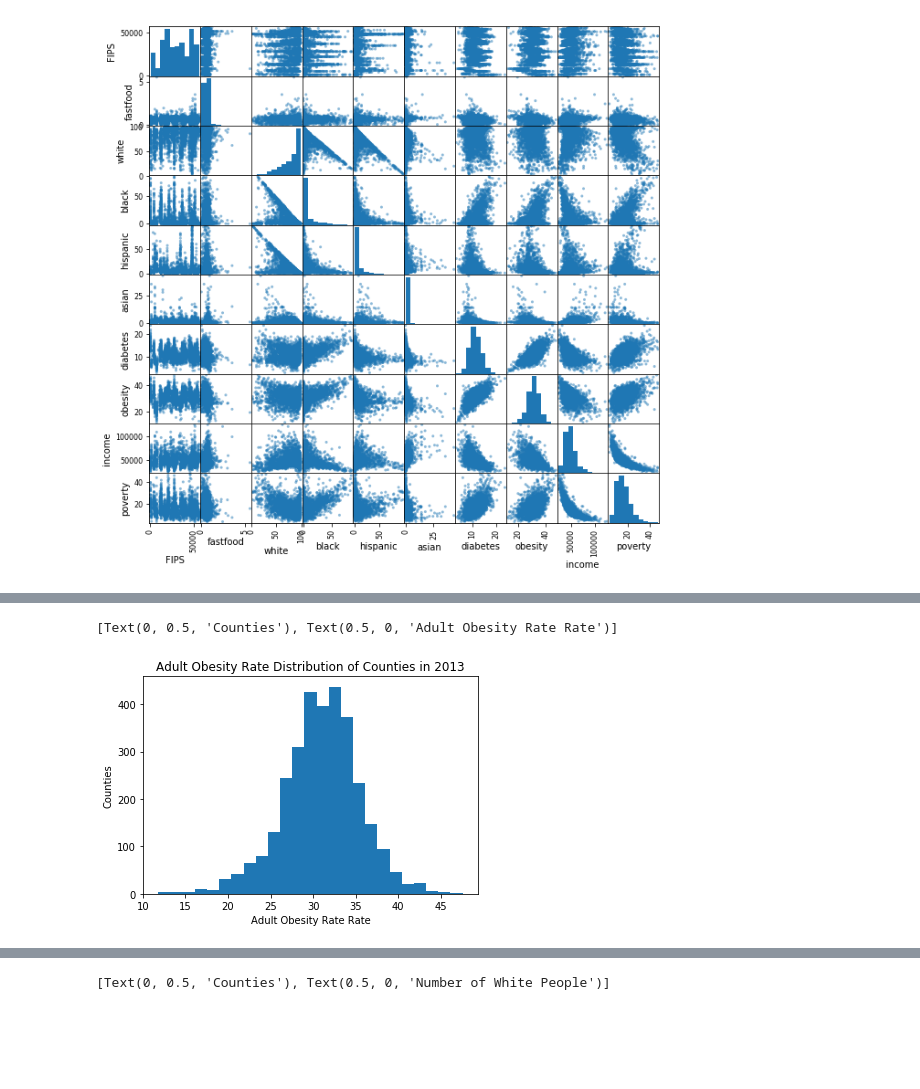
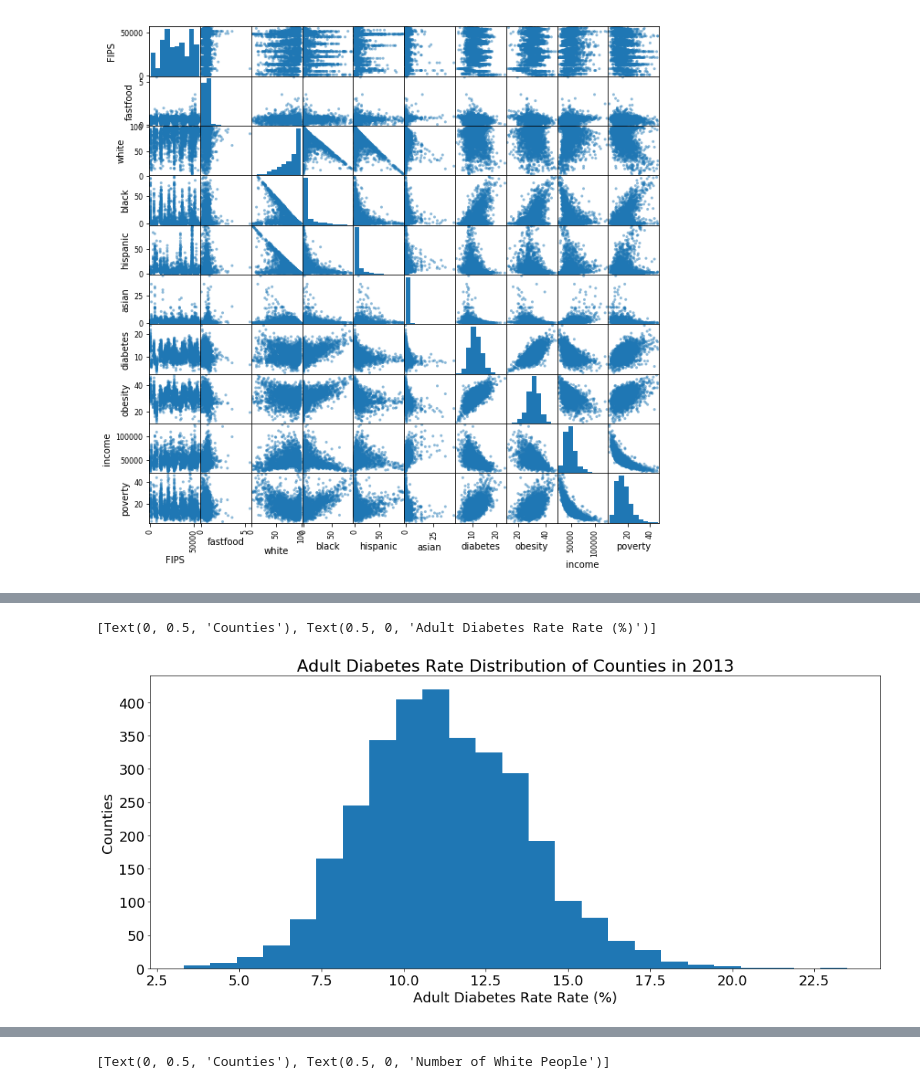
Before and after one commit to dustycl/COGS108_Repo, a Jupyter notebook: final-project/FinalProject.ipynb, the cells around one changed output, grey strips where cells are left out. Cells and saved outputs as stored; diff of their text form; code cells hidden in the pictures; blank space fills up the shorter version.

Commit message:
New info and visualizations

```diff
--- a/final-project/FinalProject.ipynb
+++ b/final-project/FinalProject.ipynb
@@ -60,6 +68,10 @@ We are using our dataset from United States Department of Agriculture Economic R
 import numpy as np
 import pandas as pd
 import matplotlib.pyplot as plt
+plt.rcParams['figure.figsize'] = (17, 7)
+plt.rcParams.update({'font.size': 18})
+
+import seaborn as sns
 
 import patsy
 import statsmodels.api as sm
@@ -172,6 +212,6 @@ ax_pr.set(xlabel="Income", ylabel="Counties")
 # %%
-ax_pr=df['obesity'].plot.hist(bins=25,title='Adult Obesity Rate Distribution of Counties in 2013')
-ax_pr.set(xlabel="Adult Obesity Rate Rate", ylabel="Counties")
+ax_pr=df['diabetes'].plot.hist(bins=25,title='Adult Diabetes Rate Distribution of Counties in 2013')
+ax_pr.set(xlabel="Adult Diabetes Rate Rate (%)", ylabel="Counties")
 # %% [output]
-[Text(0, 0.5, 'Counties'), Text(0.5, 0, 'Adult Obesity Rate Rate')]
+[Text(0, 0.5, 'Counties'), Text(0.5, 0, 'Adult Diabetes Rate Rate (%)')]
-[figure, old version]
+[figure, new version]
```
Also changed, not shown: parts of 51 cells of this notebook.
